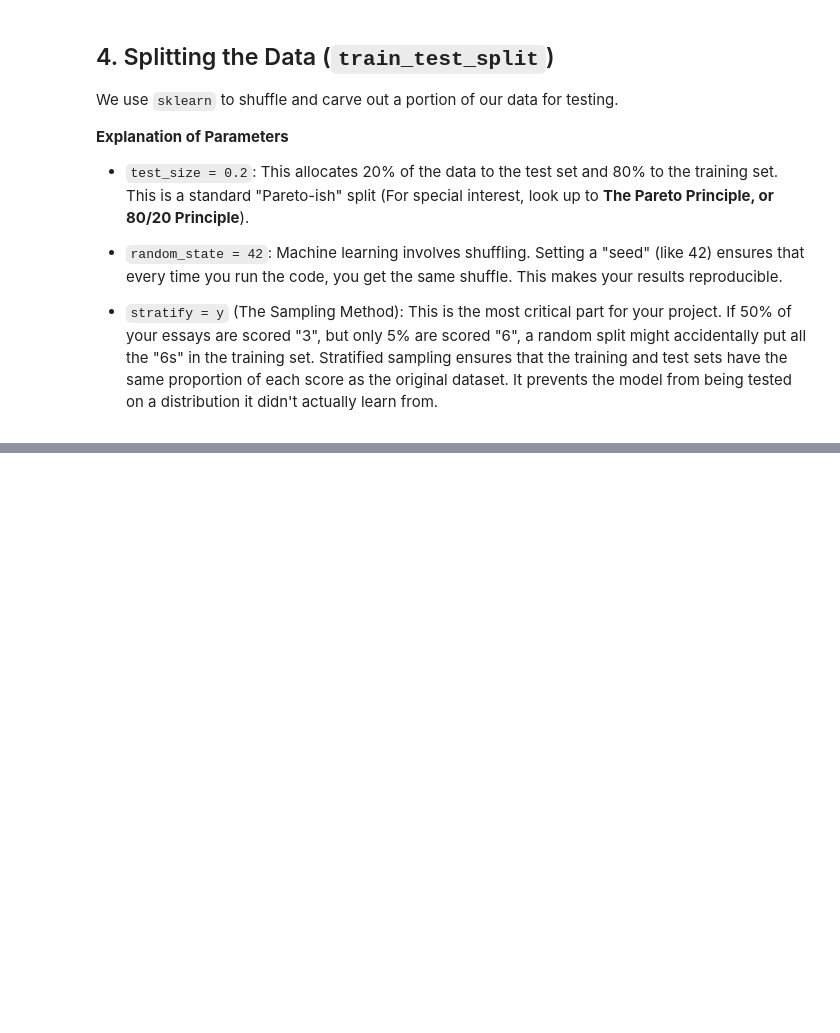
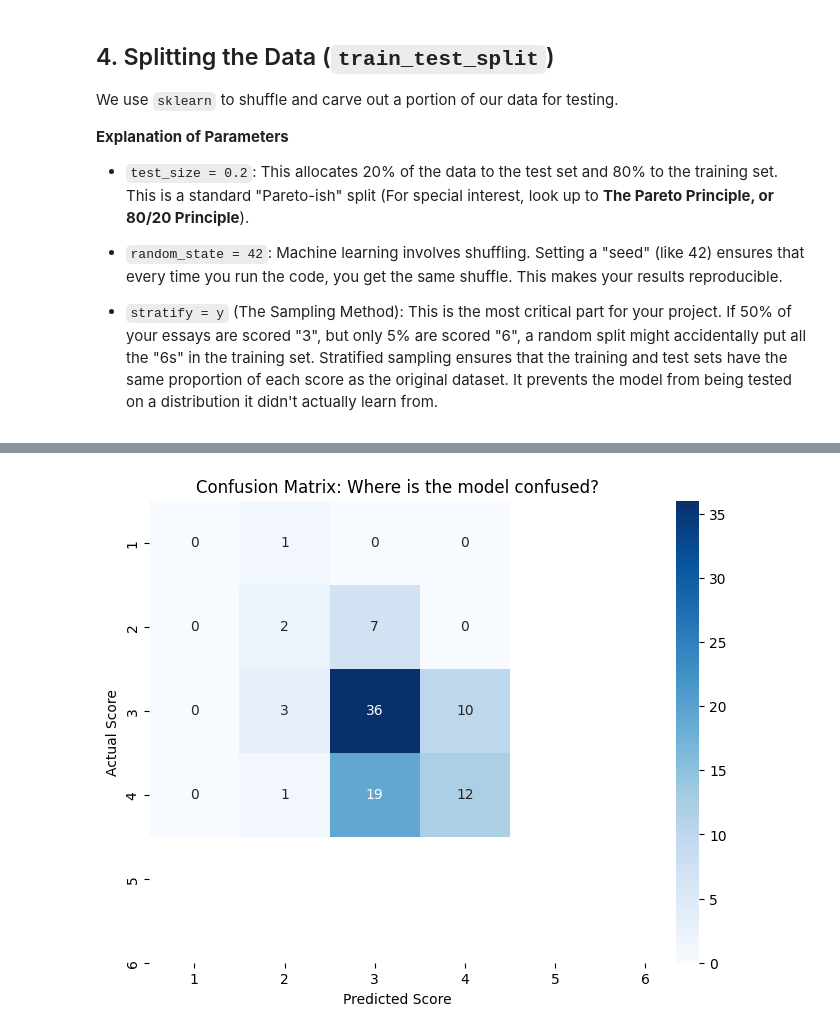
Before and after one commit to QHao-SOLID/f78ds-assignment-2, a Jupyter notebook: main.ipynb, the cells around one changed output, grey strips where cells are left out. Saved outputs shown, nothing was run; the diff lists cells and outputs as text; code cells hidden in the pictures; blank space fills up the shorter version.

```diff
--- a/main.ipynb
+++ b/main.ipynb
@@ -126,0 +319,24 @@ X_train, X_test, y_train, y_test = train_test_split(
+# %%
+from sklearn.tree import DecisionTreeClassifier
+from sklearn.metrics import accuracy_score, classification_report
+
+# 1. Initialize the model
+# We set max_depth to prevent the tree from becoming a monster
+dt_model = DecisionTreeClassifier(
+    criterion = 'gini',
+    max_depth = 6,           # Avoid overfitting
+    min_samples_split = 20,  # Ensures splits are statistically significant
+    random_state = 42
+)
+
+# 2. Fit the model using your processed training data
+dt_model.fit(X_train_processed, y_train)
+
+# 3. Make predictions on the test set
+y_pred = dt_model.predict(X_test_processed)
+
+# 4. Evaluate performance
+accuracy = accuracy_score(y_test, y_pred)
+print(f"Decision Tree Accuracy: {accuracy:.4f}")
+print("\nDetailed Classification Report:\n")
+print(classification_report(y_test, y_pred))
@@ -126,0 +358,11 @@ X_train, X_test, y_train, y_test = train_test_split(
+# %%
+cm = confusion_matrix(y_test, y_pred)
+plt.figure(figsize=(8, 6))
+sns.heatmap(cm, annot=True, fmt='d', cmap='Blues',
+            xticklabels=[1,2,3,4,5,6], yticklabels=[1,2,3,4,5,6])
+plt.xlabel('Predicted Score')
+plt.ylabel('Actual Score')
+plt.title('Confusion Matrix: Where is the model confused?')
+plt.show()
+# %% [output]
+[figure, added]
```
Also changed, not shown: parts of 22 cells of this notebook.
